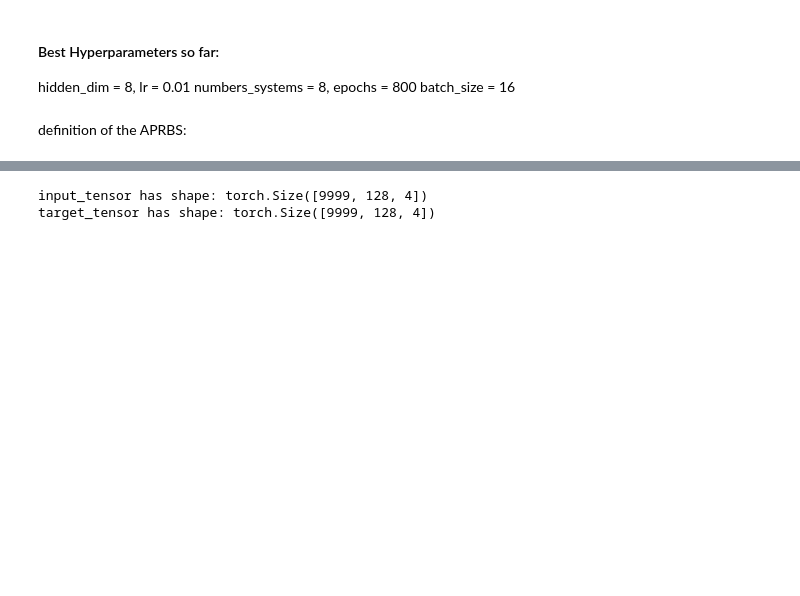
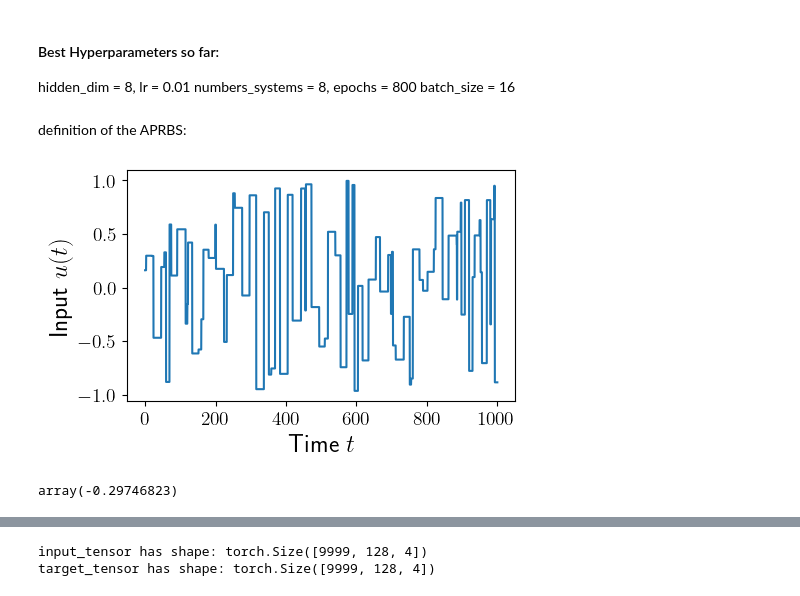
Before and after one commit to hamza1av/KNNZSIMS, a Jupyter notebook: NonLinModel.ipynb, the cells around one changed output, grey strips where cells are left out. Saved outputs shown, nothing was run; the diff lists cells and outputs as text; code cells hidden in the pictures; blank space fills up the shorter version.

Commit message:
clean up and renaming, also added aprbs

```diff
--- a/FadenFederPendel_Batchsize.ipynb
+++ b/NonLinModel.ipynb
@@ -19,4 +21,50 @@ plt.rcParams.update({
 hidden_dim = 8,     lr = 0.01       numbers_systems = 8,        epochs = 800        batch_size = 16
 # %% [markdown]
 definition of the APRBS:
+# %%
+#create own aprbs signal
+
+def APRBS(t, amin = -1, amax = 1, holdmin=1, holdmax=25):
+
+    samples_left = len(t)
+    dt = t[1]-t[0]
+    buf = np.array([])
+    stacked_N = 0
+    debug_counter = 1
+
+    while samples_left > holdmin/dt:
+        amplitude = np.random.rand()*(amax-amin) - (amax-amin)/2    #shift the uniform distribution between amin and amax
+        holdtime = np.random.randint(holdmin,holdmax)
+        current_N = int(holdtime/dt)
+        stacked_N += current_N
+        samples_left = samples_left - current_N
+
+        if samples_left < holdmin/dt:
+            break
+
+        current_signal = np.ones(current_N)*amplitude
+        buf = np.concatenate((buf,current_signal))
+        debug_counter +=1
+
+    amplitude = np.random.rand()*(amax-amin) - (amax-amin)/2    #shift the uniform distribution between amin and amax
+    current_signal = np.ones(int(len(t) - len(buf)))*amplitude
+    buf = np.concatenate((buf,current_signal))
+
+    return buf
+# %%
+t = np.linspace(0,1000,10_000)
+u = APRBS(t)
+
+plt.figure(figsize=(5, 3))
+plt.plot(t, u)
+plt.xlabel(r'Time $t$', fontsize=18, fontfamily='serif')  # Customize fontsize and font family for x-label
+plt.ylabel(r'Input $u(t)$', fontsize=18, fontfamily='serif')  # Customize fontsize and font family for y-label
+# Set fontsize for x and y ticks
+plt.xticks(fontsize=14)
+plt.yticks(fontsize=14)
+# Change global font properties (optional)
+#plt.rc('font', size=14, family='sans-serif')
+plt.show()
+# %% [output]
+[figure, added]
 # %%
@@ -94,0 +152,8 @@ m = nn.LogSigmoid()
+# %%
+t = np.linspace(0,10,100)
+u = APRBS(t)
+
+inter = interp1d(t,u)
+inter(3)
+# %% [output]
+array(-0.29746823)
```
Also changed, not shown: parts of 5 cells of this notebook, 5 other files.
